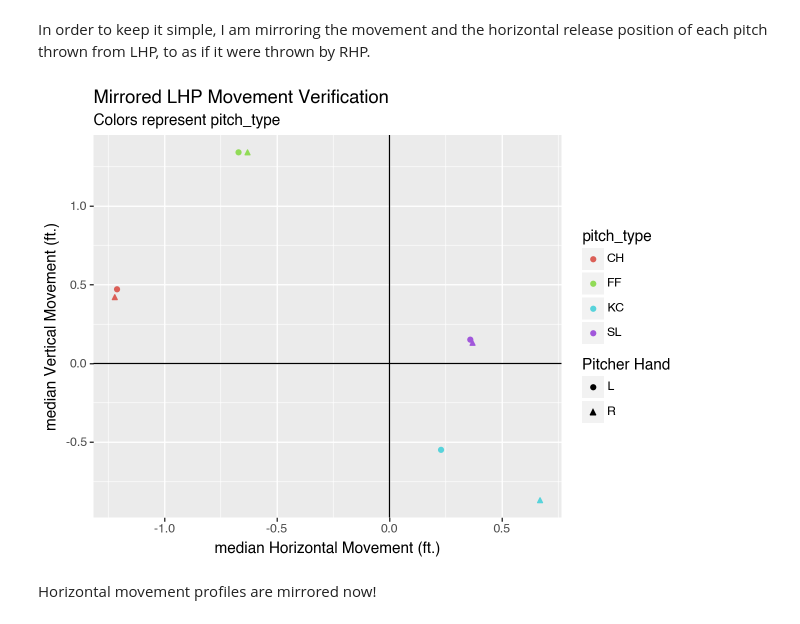
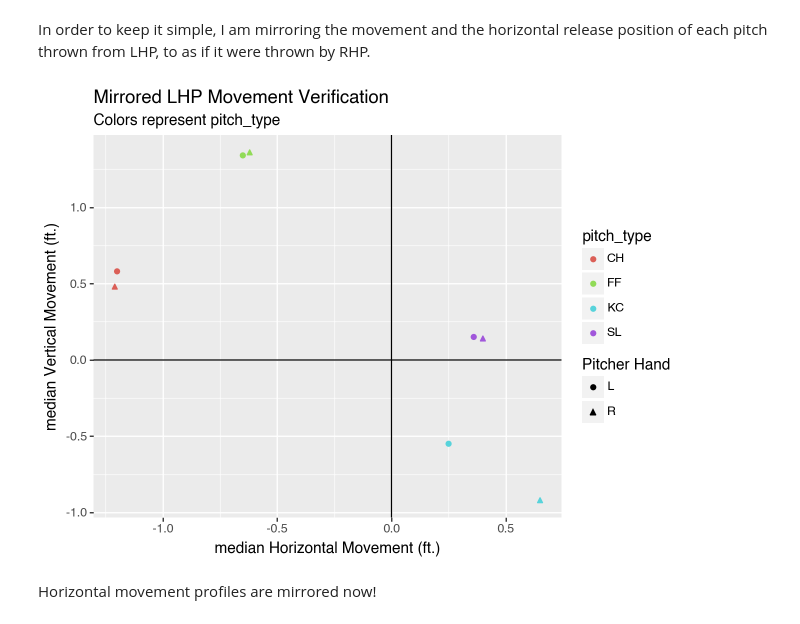
Before and after one commit to Jensen-holm/Sequence-Plus, a Jupyter notebook: notebooks/sequence+v1.0.0.ipynb, the cells around one changed output. Cells and saved outputs as stored; diff of their text form; code cells hidden in the pictures.

```diff
--- a/notebooks/sequence+v1.0.0.ipynb
+++ b/notebooks/sequence+v1.0.0.ipynb
@@ -27,12 +33,16 @@ I will also be using `../data/run_values.csv` for calculating run values of each
 # %%
 # use statcast pitches to get all pitches thrown in since hawkeye began
 pitches_lf: pl.LazyFrame = (statcast_pitches.load()
-                            .filter(pl.col("game_date").dt.year() >= 2024))
+                            .filter(pl.col("game_date").dt.year().is_in([2020, 2021, 2022, 2023, 2024])))
 
 latest_date = pitches_lf.select("game_date").max().collect().item().date()
 earliest_date = pitches_lf.select("game_date").min().collect().item().date()
 n_pitches = pitches_lf.select(pl.len()).collect().item()
 
-print(f"N Pitches: {n_pitches}")
+run_values_24_lf = pl.scan_csv(
+    os.path.join(DATA_DIR, "run_values.csv"),
+)
+
+print(f"N Pitches: {n_pitches:,}")
 print(f"Date Range: {earliest_date} - {latest_date}")
 # %% [output]
@@ -164,35 +216,35 @@ def mirror_lhp_to_rhp(lf: pl.LazyFrame) -> pl.LazyFrame:
         .then(-pl.col("release_pos_x"))
         .otherwise(pl.col("release_pos_x")),
     )
 
-mirrored_pitches_lf = pitches_run_value_lf.pipe(mirror_lhp_to_rhp)
+mirrored_pitches_lf = pitches_xRV_lf.pipe(mirror_lhp_to_rhp)
 
 # for verification
 movement_plt = (
     ggplot(
         mirrored_pitches_lf
         .filter(pl.col("pitch_type").is_in(["FF", "KC", "SL", "CH"]))
         .group_by("pitch_type", "p_throws")
         .agg(
             pl.col("pfx_x").median().alias("median_pfx_x"),
             pl.col("pfx_z").median().alias("median_pfx_z"),
         ).collect(),
         aes(x="median_pfx_x", y="median_pfx_z", color="pitch_type", shape="p_throws"))
     + geom_point()
     + geom_vline(xintercept=0)
     + geom_hline(yintercept=0)
     + labs(
         title="Mirrored LHP Movement Verification",
         x="median Horizontal Movement (ft.)",
         y="median Vertical Movement (ft.)",
         shape="Pitcher Hand",
         subtitle="Colors represent pitch_type",
     )
 )
 
 movement_plt.show()
 # %% [output]
-[figure, old version]
+[figure, new version]
 # %% [markdown]
 Horizontal movement profiles are mirrored now!
 # %% [markdown]
```
Also changed, not shown: parts of 34 cells of this notebook, 5 other files.
